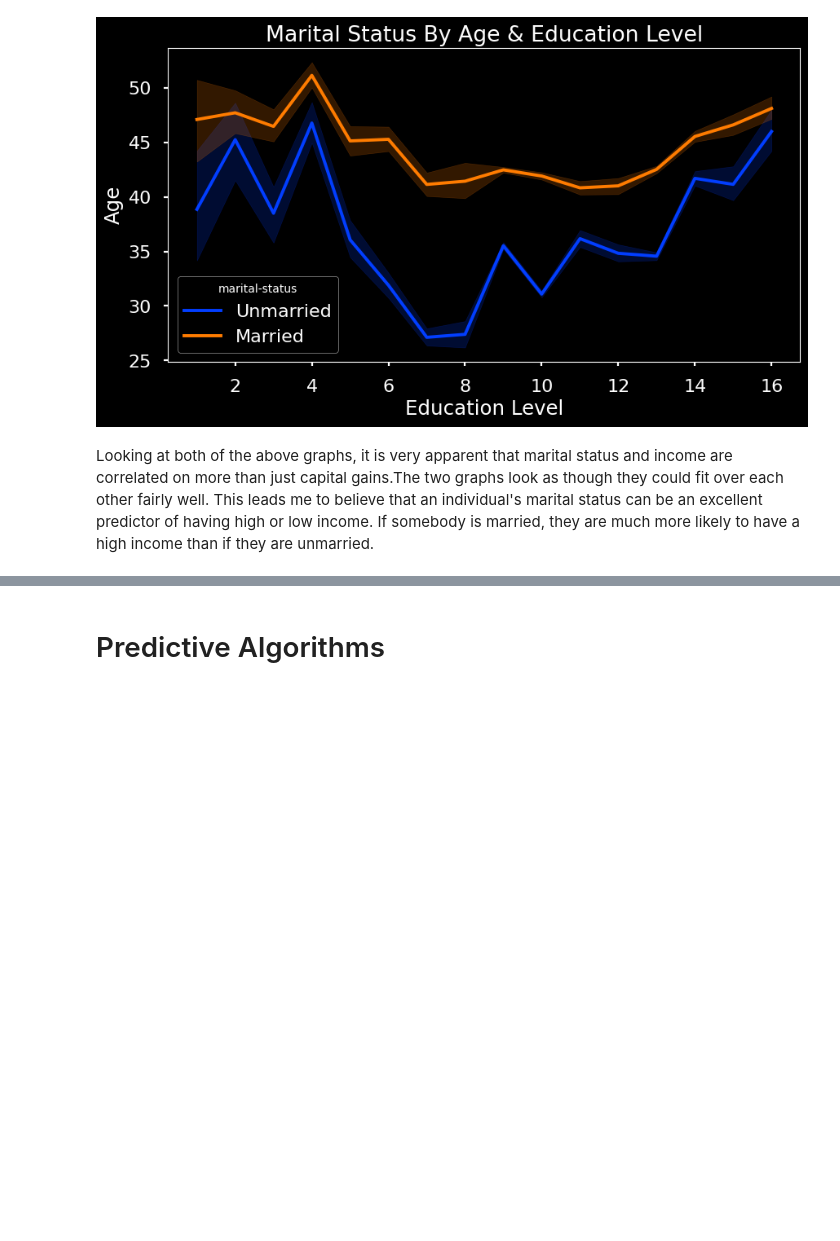
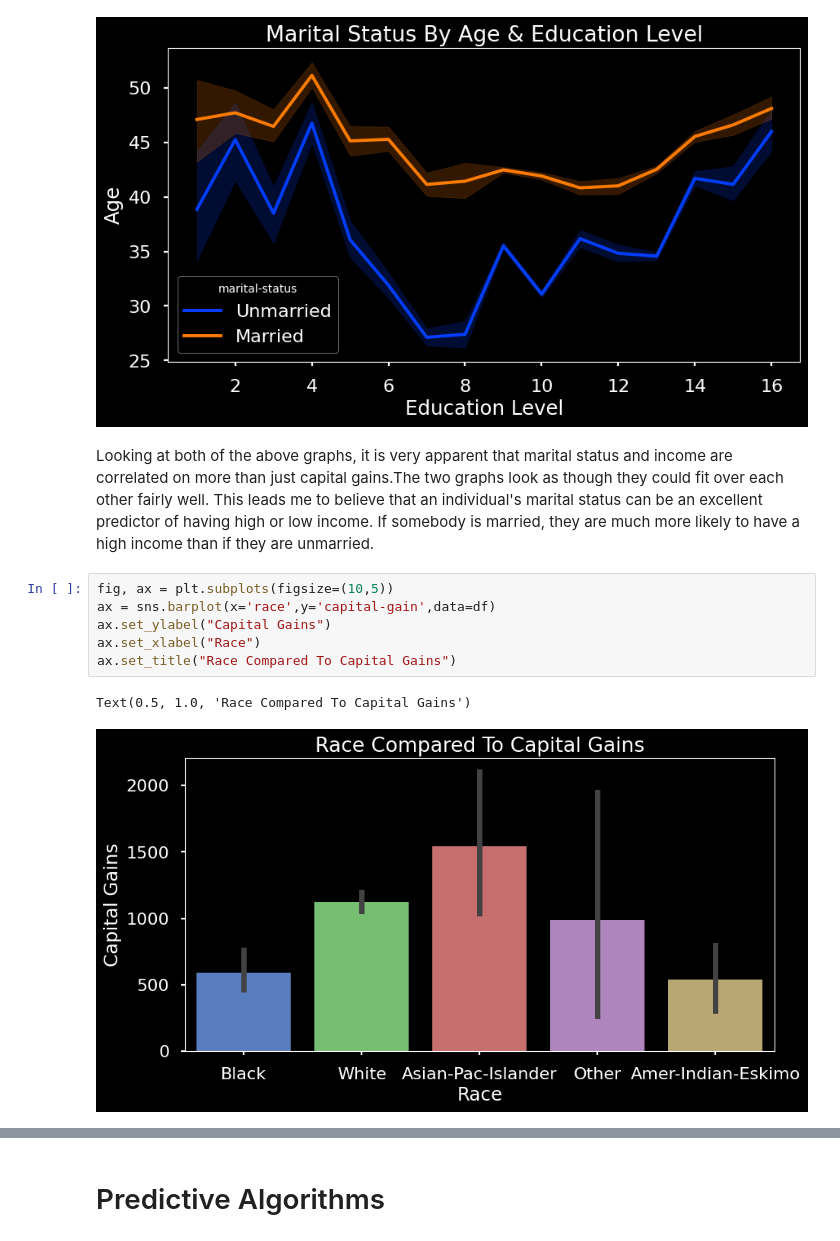
Before and after one commit to JamisonHunter/Adult-Income-Prediction, a Jupyter notebook: adult_income_prediction_j_hunter.ipynb, the cells around one changed output, grey strips where cells are left out. Cells and saved outputs as stored; diff of their text form; blank space fills up the shorter version.

```diff
--- a/adult_income_prediction_j_hunter.ipynb
+++ b/adult_income_prediction_j_hunter.ipynb
@@ -567,3 +567,12 @@ Text(0.5, 1.0, 'Marital Status By Age & Education Level')
 [figure]
 # %% [markdown]
 Looking at both of the above graphs, it is very apparent that marital status and income are correlated on more than just capital gains.The two graphs look as though they could fit over each other fairly well. This leads me to believe that an individual's marital status can be an excellent predictor of having high or low income. If somebody is married, they are much more likely to have a high income than if they are unmarried.
+# %%
+fig, ax = plt.subplots(figsize=(10,5))
+ax = sns.barplot(x='race',y='capital-gain',data=df)
+ax.set_ylabel("Capital Gains")
+ax.set_xlabel("Race")
+ax.set_title("Race Compared To Capital Gains")
+# %% [output]
+Text(0.5, 1.0, 'Race Compared To Capital Gains')
+[figure, added]
```
Also changed, not shown: parts of 5 cells of this notebook.
